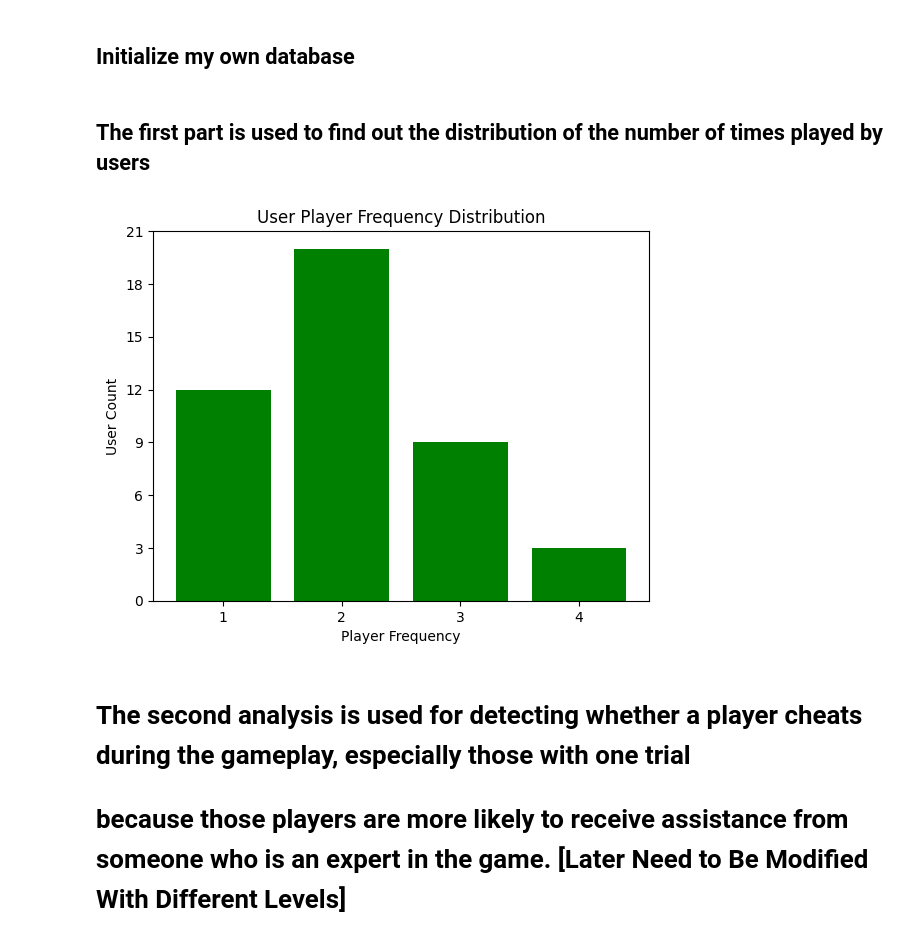
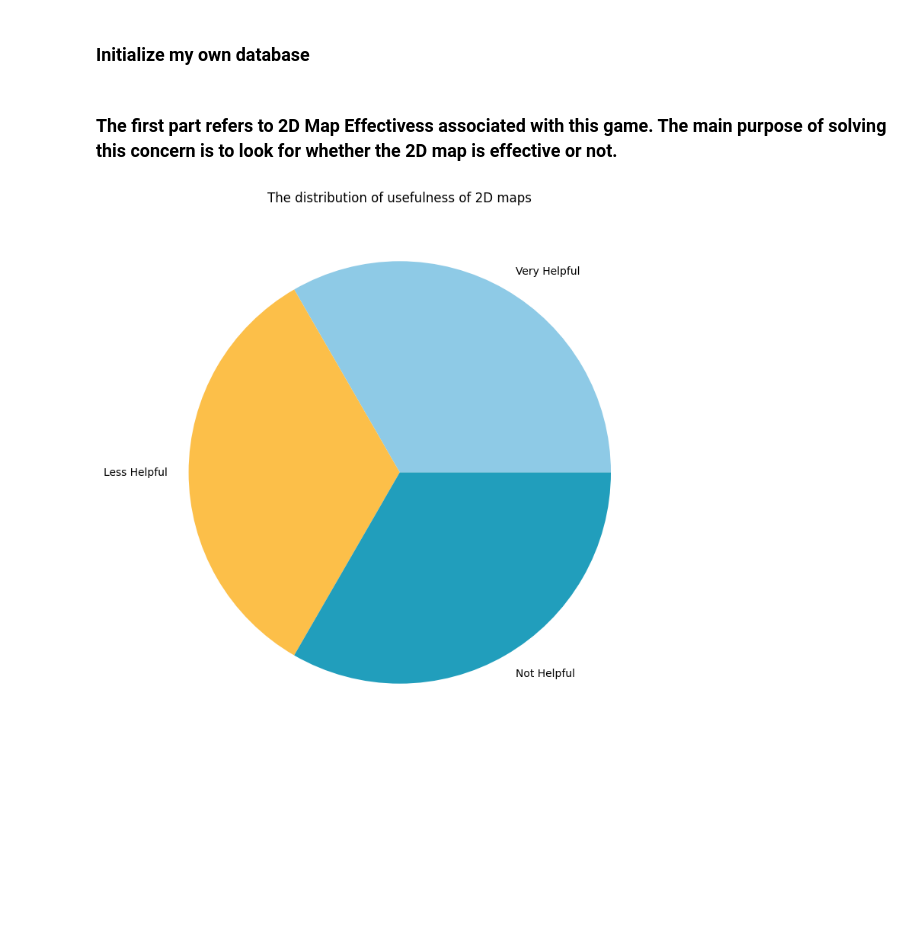
Before and after one commit to CSCI-526-Spring-2025/csci-526-final-project-sarang-and-hate, a Jupyter notebook: Analysis/analysis.ipynb, the cells around one changed output. Saved outputs shown, nothing was run; the diff lists cells and outputs as text; code cells hidden in the pictures; blank space fills up the shorter version.

Commit message:
Initial Draft

```diff
--- a/Analysis/analysis.ipynb
+++ b/Analysis/analysis.ipynb
@@ -8,7 +8,7 @@ import matplotlib.ticker as mtick
 import os
 from dotenv import load_dotenv
 # %% [markdown]
-## Initialize my own database
+### Initialize my own database
 # %%
 # read the variable from .env
 load_dotenv()
@@ -18,10 +18,11 @@ if cred_path is None:
     raise ValueError("GOOGLE_APPLICATION_CREDENTIALS environment variable is not set!")
 
 # initialize my own firebase
-cred = credentials.Certificate(cred_path)
-firebase_admin.initialize_app(cred, {
-    'databaseURL': 'https://csci526playertrack-default-rtdb.firebaseio.com/'
-})
+if not firebase_admin._apps:
+    cred = credentials.Certificate(cred_path)
+    firebase_admin.initialize_app(cred, {
+        'databaseURL': 'https://csci526playertrack-default-rtdb.firebaseio.com/'
+    })
 
 # fetch my own data
 ref = db.reference('/')
@@ -32,37 +33,31 @@ data = ref.get()
 # for further analysis
 
 # results = {}
-player_collection = data['players']
+player_collection = data
-# %% [markdown]
-## The first part is used to find out the distribution of the number of times played by users
+# %% [markdown]
+### The first part refers to 2D Map Effectivess associated with this game. The main purpose of solving this concern is to look for whether the 2D map is effective or not.
 # %%
-user_times_records = {}
+useful2DRes = {}
 for player_comb in player_collection:
     if player_comb is not None:
-        currplayTimes = player_comb['totalPlays']
+        usefulRes = player_comb['2DUseful']
 
-        if currplayTimes not in user_times_records:
-            user_times_records[currplayTimes] = 0
+        if usefulRes not in useful2DRes:
+            useful2DRes[usefulRes] = 0
 
-        user_times_records[currplayTimes] += 1
+        useful2DRes[usefulRes] += 1
 
-user_times_records_sorted = sorted(user_times_records.items(), key = lambda x: x[0])
-play_times_records = [int(times[0]) for times in user_times_records_sorted]
-user_number_records = [int(times[1]) for times in user_times_records_sorted]
+# user_times_records_sorted = sorted(user_times_records.items(), key = lambda x: x[0])
+# play_times_records = [int(times[0]) for times in user_times_records_sorted]
+# user_number_records = [int(times[1]) for times in user_times_records_sorted]
+usefulResCategories = list(useful2DRes.keys())
+usefulRecords = list(useful2DRes.values())
+colors = ["#8ecae6", "#fcbf49", "#219ebc"]
 
-# A bar chart can be drawn, where the x-axis represents the number of times played
-# and the y-axis represents the exact number of users
-plt.bar(play_times_records, user_number_records, color='green')
-plt.title("User Player Frequency Distribution")
-plt.xlabel("Player Frequency")
-plt.ylabel("User Count")
-
-ax = plt.gca()
-ax.xaxis.set_major_locator(mtick.MaxNLocator(integer=True))
-ax.yaxis.set_major_locator(mtick.MaxNLocator(integer=True))
+# A pie chart can be drawn, where we really want to determine the distribution of each pie chart
+plt.figure(figsize=(9, 9))
+plt.pie(usefulRecords, labels=usefulResCategories, colors= colors)
+plt.title("The distribution of usefulness of 2D maps")
 plt.show()
 # %% [output]
-[figure, old version]
+[figure, new version]
-# %% [markdown]
-# The second analysis is used for detecting whether a player cheats during the gameplay, especially those with one trial
-# because those players are more likely to receive assistance from someone who is an expert in the game. [Later Need to Be Modified With Different Levels]
```
Also changed, not shown: parts of 27 cells of this notebook.
